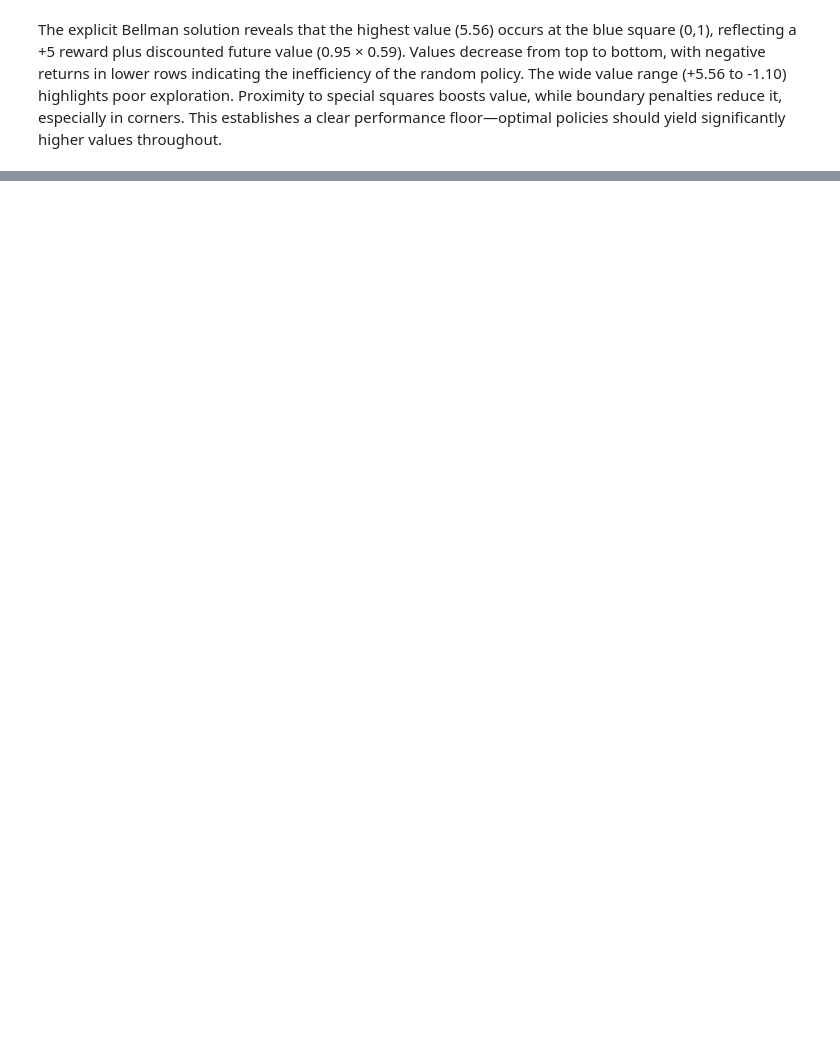
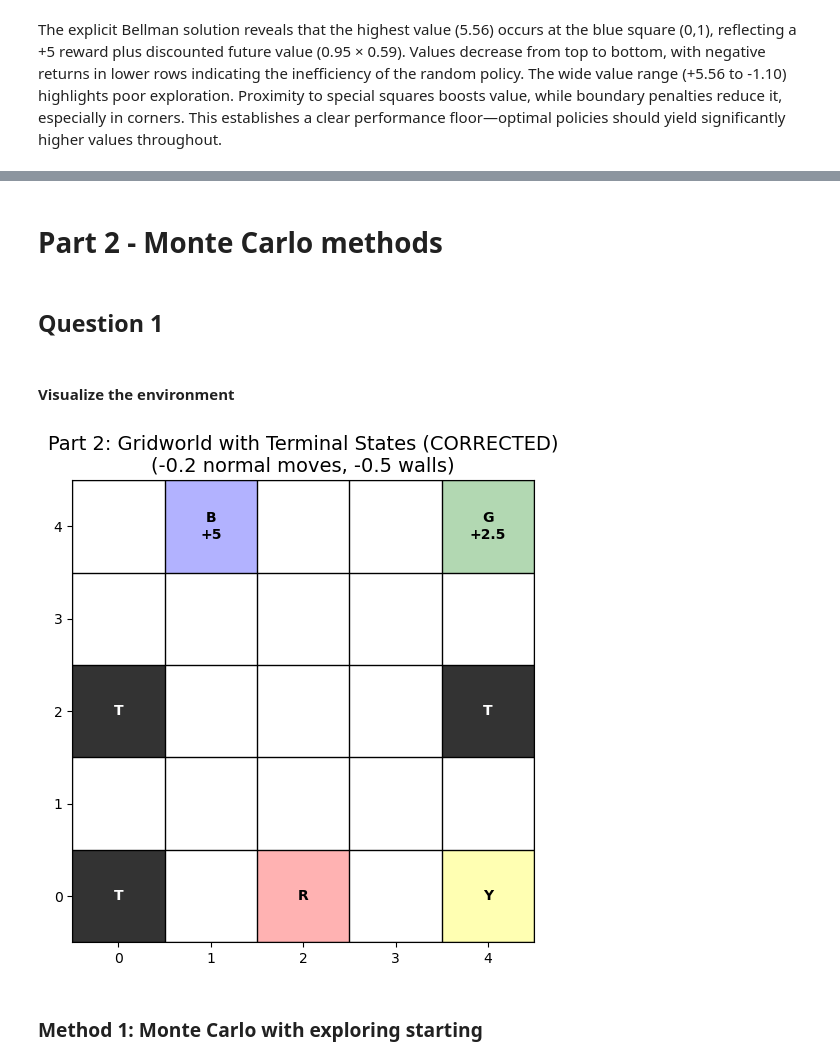
Before and after one commit to ieadoboe/reinforcement-learning, a Jupyter notebook: assignment_2/notebook_a2.ipynb, the cells around one changed output, grey strips where cells are left out. Cells and saved outputs as stored; diff of their text form; code cells hidden in the pictures; blank space fills up the shorter version.

Commit message:
part 1 complete. starting part 2

```diff
--- a/assignment_2/notebook_a2.ipynb
+++ b/assignment_2/notebook_a2.ipynb
@@ -870 +954,5 @@ Value Iteration: 285 iterations
 → Policy Iteration converged faster
+# %% [markdown]
+# Part 2 - Monte Carlo methods
+# %% [markdown]
+## Question 1
@@ -870,0 +1023,64 @@ Value Iteration: 285 iterations
+# %% [markdown]
+#### Visualize the environment
+# %%
+def visualize_part2_environment():
+    """Show Part 2 gridworld with CORRECT positions"""
+
+    fig, ax = plt.subplots(figsize=(6, 6))
+
+    # Draw grid
+    for i in range(GRID_SIZE + 1):
+        ax.axhline(i - 0.5, color="black", linewidth=1)
+        ax.axvline(i - 0.5, color="black", linewidth=1)
+
+    # CORRECTED special state positions
+    special_colors = {
+        (0, 1): "blue",  # Blue square
+        (0, 4): "green",  # Green square
+        (4, 2): "red",  # Red square - CORRECTED POSITION
+        (4, 4): "yellow",  # Yellow square
+        (2, 0): "black",  # Terminal
+        (2, 4): "black",  # Terminal
+        (4, 0): "black",  # Terminal
+    }
+
+    for (row, col), color in special_colors.items():
+        if color == "black":
+            rect = plt.Rectangle(
+                (col - 0.5, GRID_SIZE - row - 1.5), 1, 1, facecolor="black", alpha=0.8
+            )
+        else:
+            rect = plt.Rectangle(
+                (col - 0.5, GRID_SIZE - row - 1.5), 1, 1, facecolor=color, alpha=0.3
+            )
+        ax.add_patch(rect)
+
+    # Add labels with CORRECTED positions
+    ax.text(1, 4, "B\n+5", ha="center", va="center", fontweight="bold")
+    ax.text(4, 4, "G\n+2.5", ha="center", va="center", fontweight="bold")
+    ax.text(2, 0, "R", ha="center", va="center", fontweight="bold")  # CORRECTED
+    ax.text(4, 0, "Y", ha="center", va="center", fontweight="bold")
+    ax.text(0, 2, "T", ha="center", va="center", fontweight="bold", color="white")
+    ax.text(4, 2, "T", ha="center", va="center", fontweight="bold", color="white")
+    ax.text(0, 0, "T", ha="center", va="center", fontweight="bold", color="white")
+
+    ax.set_xlim(-0.5, GRID_SIZE - 0.5)
+    ax.set_ylim(-0.5, GRID_SIZE - 0.5)
+    ax.set_aspect("equal")
+    ax.set_title(
+        "Part 2: Gridworld with Terminal States (CORRECTED)\n(-0.2 normal moves, -0.5 walls)",
+        fontsize=14,
+    )
+    ax.set_xticks(range(GRID_SIZE))
+    ax.set_yticks(range(GRID_SIZE))
+
+    plt.show()
+
+
+# Update the environment
+R_sa_p2, P_sas_p2 = build_mdp_matrices_part2()
+visualize_part2_environment()
+# %% [output]
+[figure, added]
+# %% [markdown]
+### Method 1: Monte Carlo with exploring starting
```
Also changed, not shown: parts of 43 cells of this notebook.
